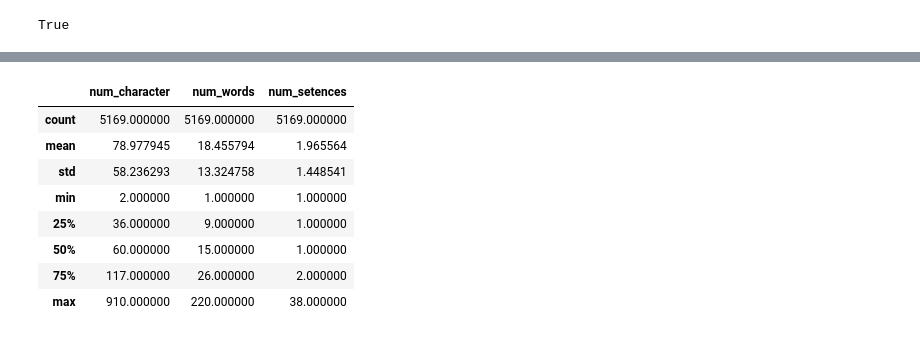
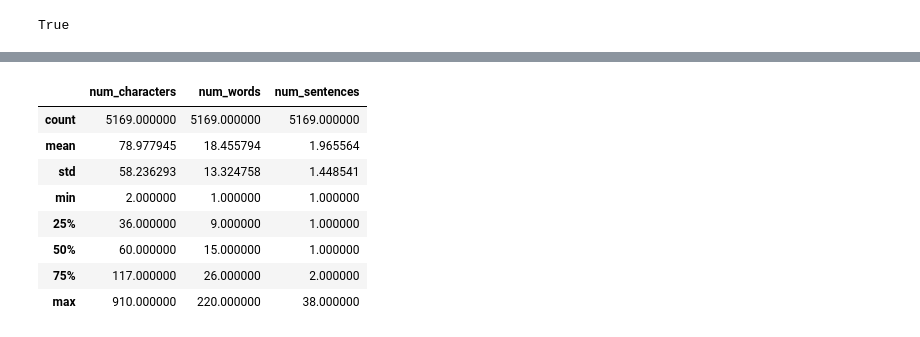
Before and after one commit to Ravravan/SMS-spam-detection, a Jupyter notebook: sms_spam_detection.ipynb, the cells around one changed output, grey strips where cells are left out. Saved outputs shown, nothing was run; the diff lists cells and outputs as text; code cells hidden in the pictures.

```diff
--- a/sms_spam_detection.ipynb
+++ b/sms_spam_detection.ipynb
@@ -146,5 +155,5 @@ nltk.download('punkt')
 [nltk_data]   Package punkt is already up-to-date!
 True
 # %%
-#number of  character in text
-df['num_character'] = df['text'].apply(len)
+#numbers of character in text
+df['num_characters'] = df['text'].apply(len)
@@ -160,3 +175,3 @@ df.head()
 # %%
-#number of words
-df['num_words'] = df['text'].apply(lambda x:len((nltk.word_tokenize(x))))
+# num of words in text
+df['num_words'] = df['text'].apply(lambda x:len(nltk.word_tokenize(x)))
@@ -172,3 +193,3 @@ df.head()
 # %%
-#number of sentence in text
-df['num_setences'] = df['text'].apply(lambda x:len((nltk.sent_tokenize(x))))
+#numbers of sentence
+df['num_sentences'] = df['text'].apply(lambda x:len(nltk.sent_tokenize(x)))
@@ -184,2 +210,0 @@ df.head()
-# %%
-df.drop(columns=['num_characters'],inplace=True)
@@ -195,7 +211,7 @@ df.head()
 # %%
-df[['num_character','num_words','num_setences']].describe()
+df[['num_characters','num_words','num_sentences']].describe()
 # %% [output]
-|  | num_character | num_words | num_setences |
+|  | num_characters | num_words | num_sentences |
 | count | 5169.000000 | 5169.000000 | 5169.000000 |
 | mean | 78.977945 | 18.455794 | 1.965564 |
 | std | 58.236293 | 13.324758 | 1.448541 |
```
Also changed, not shown: parts of 49 cells of this notebook.
